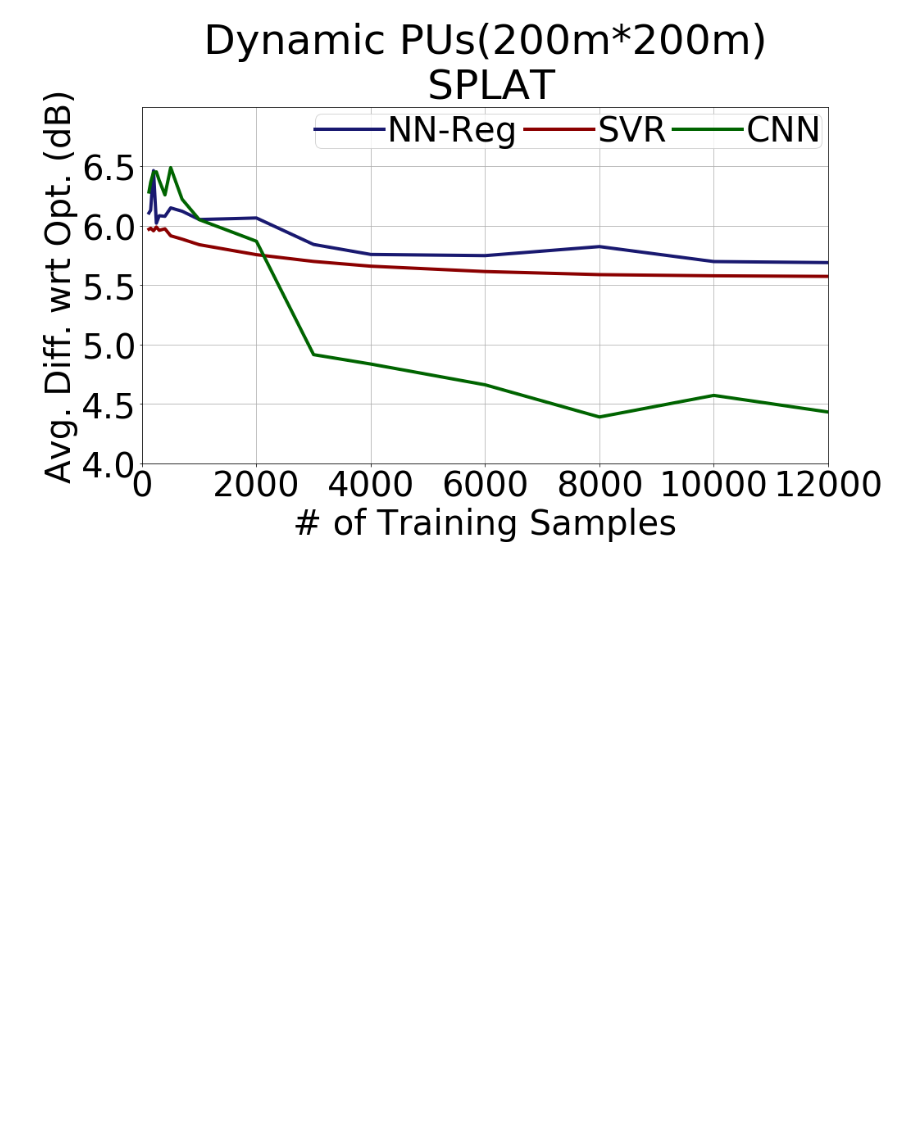
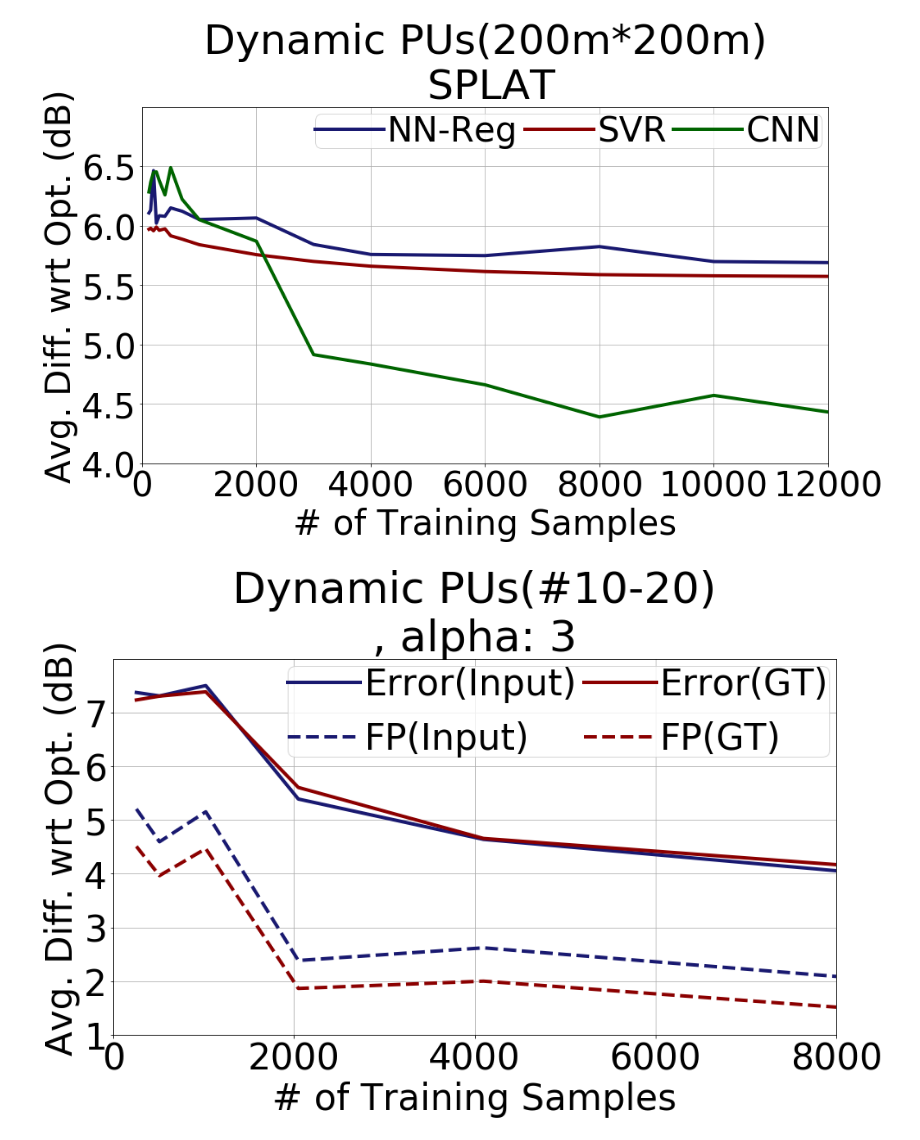
Before and after one commit to shahrokh765/MLSpectrumAllocation, a Jupyter notebook: KNN.ipynb, the cells around one changed output. Drawn from its saved outputs; the diff is of its cells as text; code cells hidden in the pictures; blank space fills up the shorter version.

```diff
--- a/KNN.ipynb
+++ b/KNN.ipynb
@@ -2181,6 +2181,106 @@ plt.legend([ 'NN-Reg', 'SVR', 'CNN'], ncol=3, loc='best', handletextpad=0.1,
 # plt.legend(handletextpad=0.1)
 plt.savefig('ML/results/Changing_PUs_1000m_alpha3.png',
             bbox_inches = 'tight', pad_inches = 0)
+# %%
+### MAX_POWER ANAlysis, Conservative Model
+#variable training samples, noisy(std=1), field 1000*1000, validation samples training/3, test samples 40k
+# dynamic pus(number of pus is changing),  field 1000*1000
+# data_sets = {"dynamic_pus_using_pus_50000_min10_max20PUs_1SUs_1000grid_log_noisy_std1_202005_0400_37.dat",
+# "dynamic_pus_max_power_50000_min10_max20PUs_1SUs_1000grid_log_noisy_std1_202005_0400_37.dat"}
+# alpha = 3
+# comparing CNN and previous machine learning algos using sensor readings.
+
+# number_samples = [256, 512, 1024, 2048, 4096, 8192]
+# # number_samples = [4096, 8192]
+
+# # cnn_type = "classification"  # {"classification", "regression"}
+# validation_size, noise_floor = 0.33, -90.0
+# su_power = 0 # this is not actually su power just a number to show there is an SU in its image
+# max_x, max_y, number_image_channels, su_szie = 1000, 1000, 7, 30
+# pu_shape, su_shape = 'circle', 'circle' # shape = {'circle', 'square', 'point'}
+# style = "raw_power_min_max_norm"  # {"raw_power_zscore_norm", "image_intensity", "raw_power_min_max_norm"}
+# intensity_degradation, slope = 'log', 4  # 'log', 'linear'
+# max_pus_num, max_sus_num = 20, 1
+# propagation_model = 'log' # 'splat', 'log', 'testbed'
+# noise, std = True, 1
+# if su_shape == 'circle':
+#     su_param = Circle(su_szie)
+# elif su_shape == 'square':
+#     su_param = Square(su_szie)
+# else:
+#     su_param = None
+
+# sensors = False
+average_diff = []
+fp = []
+average_diff_cons = []
+fp_cons = []
+training_samples = [256, 512, 1024, 2048, 4096, 8192]
+
+
+## LR
+# average_diff.append([])
+
+# fp.append([])
+
+
+## NN
+# average_diff.append()
+# fp.append()
+
+# ## SVR
+# average_diff.append()
+# fp.append()
+
+
+
+## CNN
+average_diff.append([7.376, 7.312, 7.505, 5.391, 4.64, 4.026])
+fp.append([5.207, 4.595, 5.154, 2.383, 2.619, 2.06])
+average_diff_cons.append([7.237, 7.308, 7.389, 5.607, 4.657, 4.145])
+fp_cons.append([4.509, 3.964, 4.467, 1.862, 1.998, 1.49])
+# best_lambda = [1, 1, 0.1, 0.001]
+
+
+
+
+
+line_width = 4
+marker_size = 10
+reg_style = 'solid'
+class_reg = 'dashed'
+fig = plt.figure(figsize=(15,8))
+ax = fig.add_subplot(1,1,1)
+# plt.plot(training_samples, average_diff[0], color='r', linewidth=line_width, markersize=marker_size, linestyle=reg_style)
+plt.plot(training_samples, average_diff[0], color='midnightblue',
+         linewidth=line_width, markersize=marker_size, linestyle=reg_style)
+plt.plot(training_samples, fp[0], color='midnightblue', linewidth=line_width,
+         markersize=marker_size, linestyle=class_reg)
+plt.plot(training_samples, average_diff_cons[0], color='darkred', linewidth=line_width,
+         markersize=marker_size, linestyle=reg_style)
+plt.plot(training_samples, fp_cons[0], color='darkred', linewidth=line_width,
+         markersize=marker_size, linestyle=class_reg)
+plt.xlabel('# of Training Samples', fontsize=42)
+plt.ylabel('Avg. Diff. wrt Opt. (dB)', fontsize=42)
+plt.title('Dynamic PUs(#10-20)\n, alpha: 3')
+plt.grid(True)
+
+ax.set_yticks(np.arange(1, 8, 1))
+plt.rcParams.update({'font.size': 42})
+ax.tick_params(axis='x', labelsize=42)
+ax.tick_params(axis='y', labelsize=42)
+
+# matplotlib.rcParams.update({'font.size': 22})
+
+ax.set_ylim([1, 8])
+ax.set_xlim([0, 8000])
+plt.legend([ 'Error(Input)', 'FP(Input)', 'Error(GT)', 'FP(GT)'], ncol=2, loc='best', handletextpad=0.1,
+           borderpad=0, columnspacing=0.2, borderaxespad=0.2)
+# plt.legend(handletextpad=0.1)
+plt.savefig('ML/results/dynamic_pus_numpus_10_20_alpha3_grid1000_conserve.png',
+            bbox_inches = 'tight', pad_inches = 0)
+# %% [output]
+[figure, added]
 # %%
 ### MAX_POWER ANAlysis
 #variable training samples, noisy(std=1), field 1000*1000, validation samples training/3, test samples 40k
```
Also changed, not shown: 19 other files.
